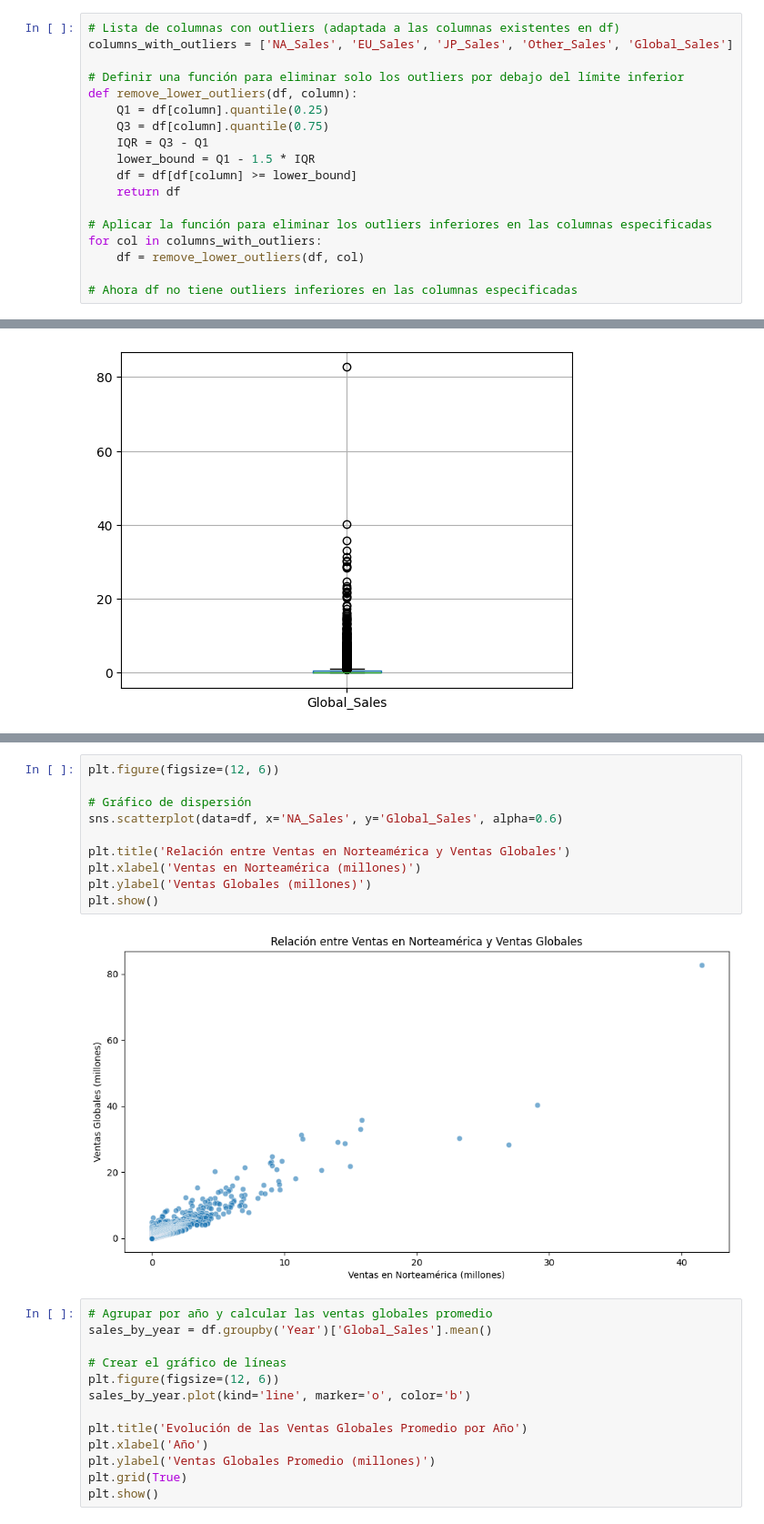
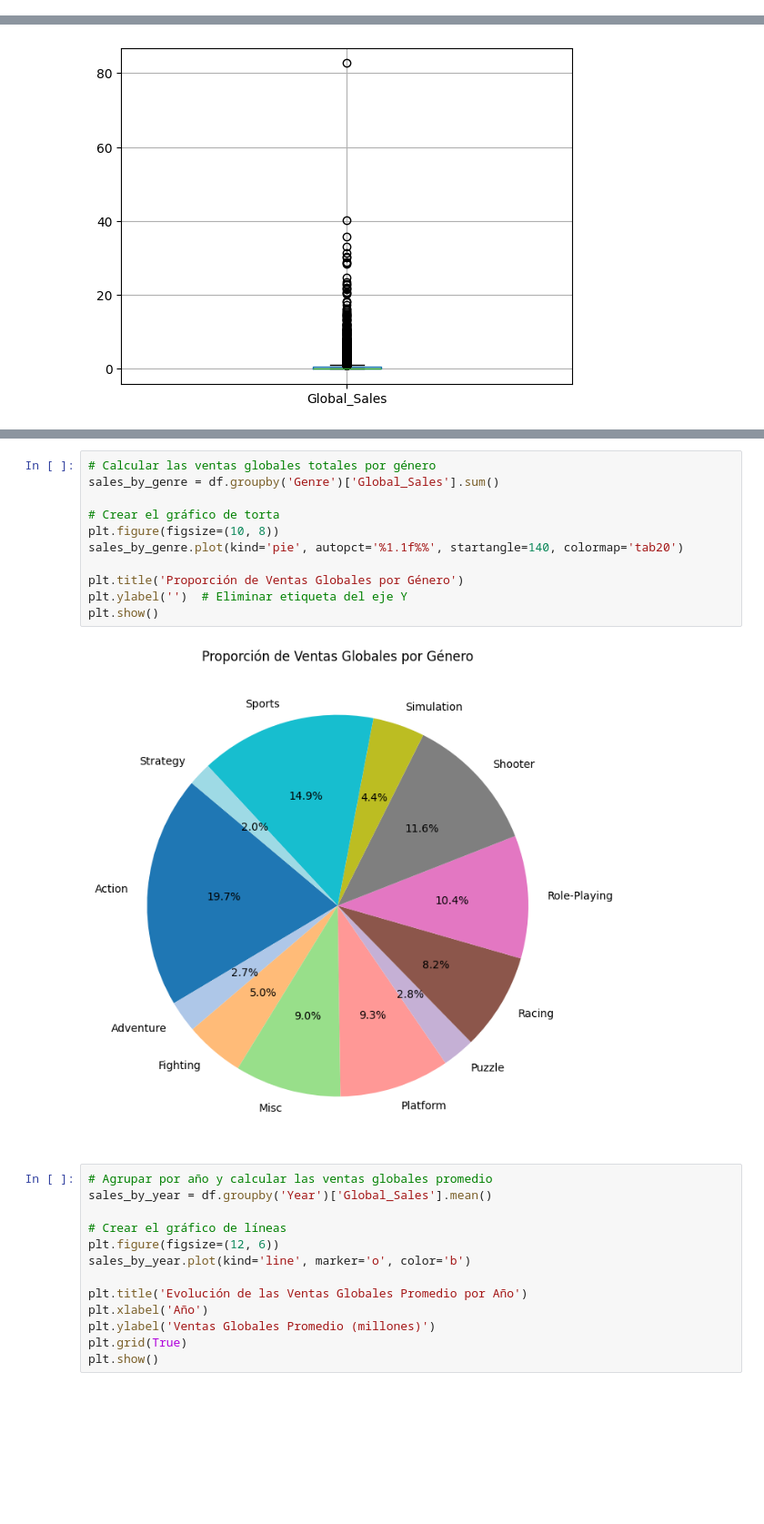
Before and after one commit to DanielAlejandro-Analytics/Video-Game-Sales, a Jupyter notebook: Games-Cleaning.ipynb, the cells around one changed output, grey strips where cells are left out. Shown at 91% size. Drawn from its saved outputs; the diff is of its cells as text; blank space fills up the shorter version.

```diff
--- a/Games-Cleaning.ipynb
+++ b/Games-Cleaning.ipynb
@@ -340,18 +321,0 @@ for col in columns_with_outliers:
-# %%
-# Lista de columnas con outliers (adaptada a las columnas existentes en df)
-columns_with_outliers = ['NA_Sales', 'EU_Sales', 'JP_Sales', 'Other_Sales', 'Global_Sales']
-
-# Definir una función para eliminar solo los outliers por debajo del límite inferior
-def remove_lower_outliers(df, column):
-    Q1 = df[column].quantile(0.25)
-    Q3 = df[column].quantile(0.75)
-    IQR = Q3 - Q1
-    lower_bound = Q1 - 1.5 * IQR
-    df = df[df[column] >= lower_bound]
-    return df
-
-# Aplicar la función para eliminar los outliers inferiores en las columnas especificadas
-for col in columns_with_outliers:
-    df = remove_lower_outliers(df, col)
-
-# Ahora df no tiene outliers inferiores en las columnas especificadas
@@ -413,15 +336,16 @@ plt.show()
-# %%
-plt.figure(figsize=(12, 6))
-
-# Gráfico de dispersión
-sns.scatterplot(data=df, x='NA_Sales', y='Global_Sales', alpha=0.6)
-
-plt.title('Relación entre Ventas en Norteamérica y Ventas Globales')
-plt.xlabel('Ventas en Norteamérica (millones)')
-plt.ylabel('Ventas Globales (millones)')
-plt.show()
-# %% [output]
-[figure, removed]
+# %%
+# Calcular las ventas globales totales por género
+sales_by_genre = df.groupby('Genre')['Global_Sales'].sum()
+
+# Crear el gráfico de torta
+plt.figure(figsize=(10, 8))
+sales_by_genre.plot(kind='pie', autopct='%1.1f%%', startangle=140, colormap='tab20')
+
+plt.title('Proporción de Ventas Globales por Género')
+plt.ylabel('')  # Eliminar etiqueta del eje Y
+plt.show()
+# %% [output]
+[figure, added]
 # %%
 # Agrupar por año y calcular las ventas globales promedio
 sales_by_year = df.groupby('Year')['Global_Sales'].mean()
```
Also changed, not shown: parts of 5 cells of this notebook, 1 other file.
